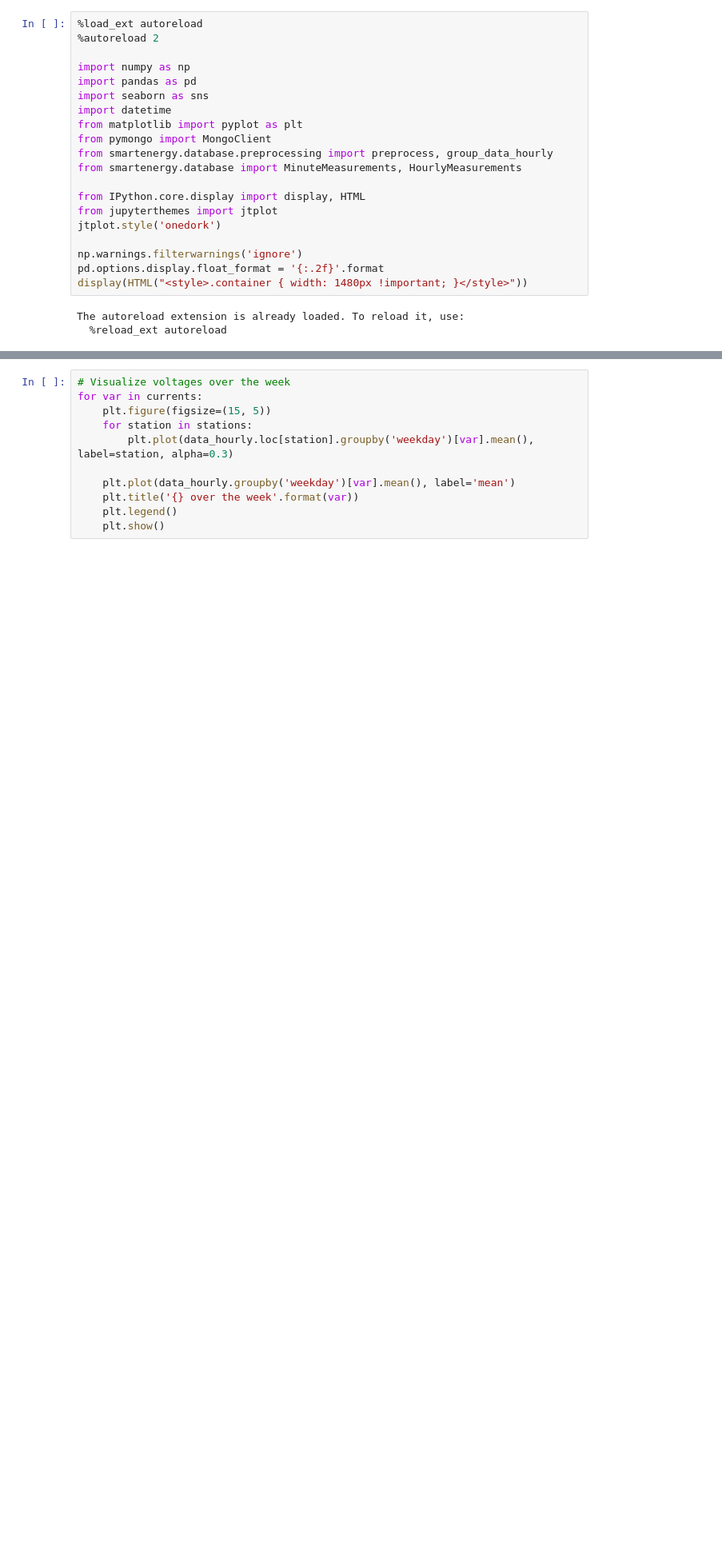
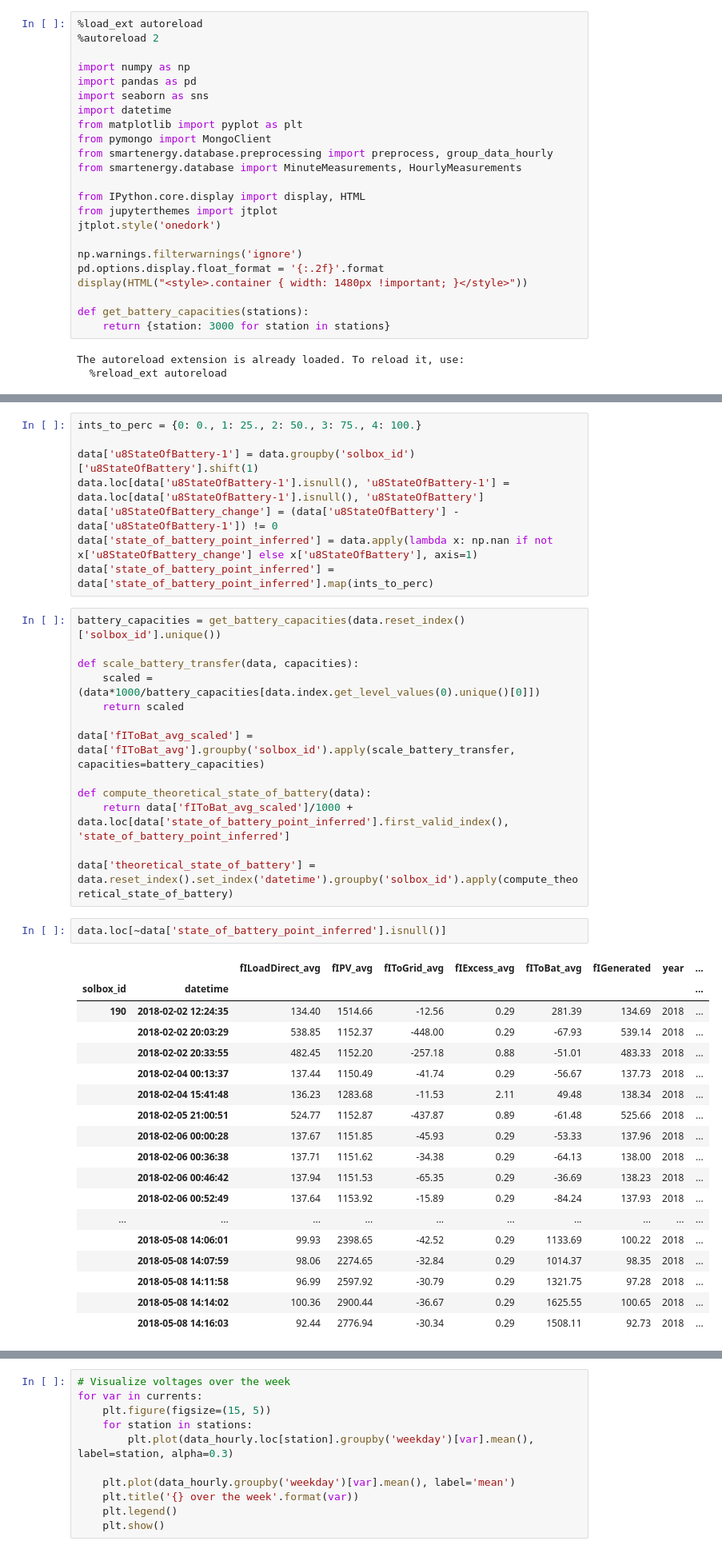
Before and after one commit to javiermas/smart-energy, a Jupyter notebook: notebooks/jma_00_dirty_stuff.ipynb, the cells around one changed output, grey strips where cells are left out. Shown at 80% size. Saved outputs shown, nothing was run; the diff lists cells and outputs as text; blank space fills up the shorter version.

```diff
--- a/notebooks/jma_00_dirty_stuff.ipynb
+++ b/notebooks/jma_00_dirty_stuff.ipynb
@@ -18,6 +18,9 @@ jtplot.style('onedork')
 np.warnings.filterwarnings('ignore')
 pd.options.display.float_format = '{:.2f}'.format
 display(HTML("<style>.container { width: 1480px !important; }</style>"))
+
+def get_battery_capacities(stations):
+    return {station: 3000 for station in stations}
 # %% [output]
 The autoreload extension is already loaded. To reload it, use:
   %reload_ext autoreload
@@ -23,0 +48,42 @@ The autoreload extension is already loaded. To reload it, use:
+# %%
+ints_to_perc = {0: 0., 1: 25., 2: 50., 3: 75., 4: 100.}
+
+data['u8StateOfBattery-1'] = data.groupby('solbox_id')['u8StateOfBattery'].shift(1)
+data.loc[data['u8StateOfBattery-1'].isnull(), 'u8StateOfBattery-1'] = data.loc[data['u8StateOfBattery-1'].isnull(), 'u8StateOfBattery']
+data['u8StateOfBattery_change'] = (data['u8StateOfBattery'] - data['u8StateOfBattery-1']) != 0
+data['state_of_battery_point_inferred'] = data.apply(lambda x: np.nan if not x['u8StateOfBattery_change'] else x['u8StateOfBattery'], axis=1)
+data['state_of_battery_point_inferred'] = data['state_of_battery_point_inferred'].map(ints_to_perc)
+# %%
+battery_capacities = get_battery_capacities(data.reset_index()['solbox_id'].unique())
+
+def scale_battery_transfer(data, capacities):
+    scaled = (data*1000/battery_capacities[data.index.get_level_values(0).unique()[0]])
+    return scaled
+
+data['fIToBat_avg_scaled'] = data['fIToBat_avg'].groupby('solbox_id').apply(scale_battery_transfer, capacities=battery_capacities)
+
+def compute_theoretical_state_of_battery(data):
+    return data['fIToBat_avg_scaled']/1000 + data.loc[data['state_of_battery_point_inferred'].first_valid_index(), 'state_of_battery_point_inferred']
+
+data['theoretical_state_of_battery'] = data.reset_index().set_index('datetime').groupby('solbox_id').apply(compute_theoretical_state_of_battery)
+# %%
+data.loc[~data['state_of_battery_point_inferred'].isnull()]
+# %% [output]
+|  |  | fILoadDirect_avg | fIPV_avg | fIToGrid_avg | fIExcess_avg | fIToBat_avg | fIGenerated | year | ... |
+| solbox_id | datetime |  |  |  |  |  |  |  | ... |
+| 190 | 2018-02-02 12:24:35 | 134.40 | 1514.66 | -12.56 | 0.29 | 281.39 | 134.69 | 2018 | ... |
+|  | 2018-02-02 20:03:29 | 538.85 | 1152.37 | -448.00 | 0.29 | -67.93 | 539.14 | 2018 | ... |
+|  | 2018-02-02 20:33:55 | 482.45 | 1152.20 | -257.18 | 0.88 | -51.01 | 483.33 | 2018 | ... |
+|  | 2018-02-04 00:13:37 | 137.44 | 1150.49 | -41.74 | 0.29 | -56.67 | 137.73 | 2018 | ... |
+|  | 2018-02-04 15:41:48 | 136.23 | 1283.68 | -11.53 | 2.11 | 49.48 | 138.34 | 2018 | ... |
+|  | 2018-02-05 21:00:51 | 524.77 | 1152.87 | -437.87 | 0.89 | -61.48 | 525.66 | 2018 | ... |
+|  | 2018-02-06 00:00:28 | 137.67 | 1151.85 | -45.93 | 0.29 | -53.33 | 137.96 | 2018 | ... |
+|  | 2018-02-06 00:36:38 | 137.71 | 1151.62 | -34.38 | 0.29 | -64.13 | 138.00 | 2018 | ... |
+|  | 2018-02-06 00:46:42 | 137.94 | 1151.53 | -65.35 | 0.29 | -36.69 | 138.23 | 2018 | ... |
+|  | 2018-02-06 00:52:49 | 137.64 | 1153.92 | -15.89 | 0.29 | -84.24 | 137.93 | 2018 | ... |
+| ... | ... | ... | ... | ... | ... | ... | ... | ... | ... |
+|  | 2018-05-08 14:06:01 | 99.93 | 2398.65 | -42.52 | 0.29 | 1133.69 | 100.22 | 2018 | ... |
+|  | 2018-05-08 14:07:59 | 98.06 | 2274.65 | -32.84 | 0.29 | 1014.37 | 98.35 | 2018 | ... |
+|  | 2018-05-08 14:11:58 | 96.99 | 2597.92 | -30.79 | 0.29 | 1321.75 | 97.28 | 2018 | ... |
+|  | 2018-05-08 14:14:02 | 100.36 | 2900.44 | -36.67 | 0.29 | 1625.55 | 100.65 | 2018 | ... |
+|  | 2018-05-08 14:16:03 | 92.44 | 2776.94 | -30.34 | 0.29 | 1508.11 | 92.73 | 2018 | ... |
```
Also changed, not shown: parts of 38 cells of this notebook.
